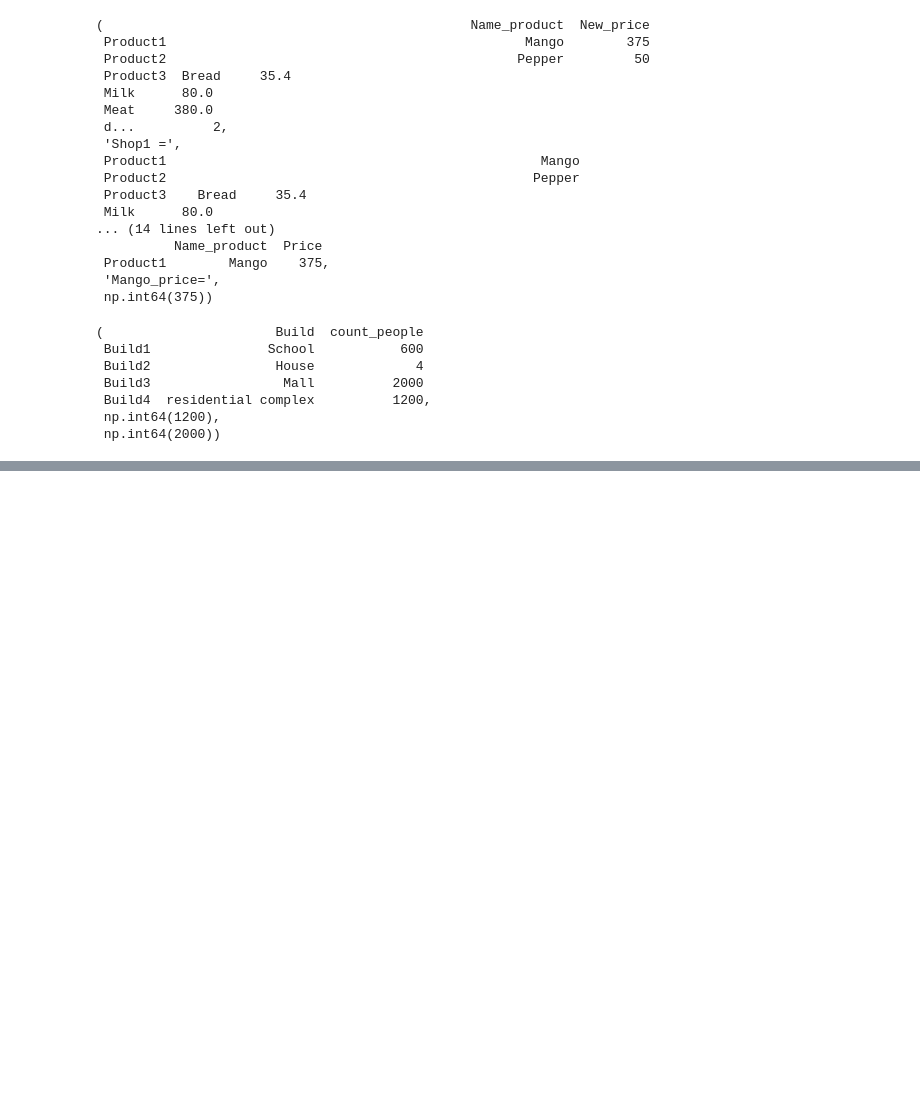
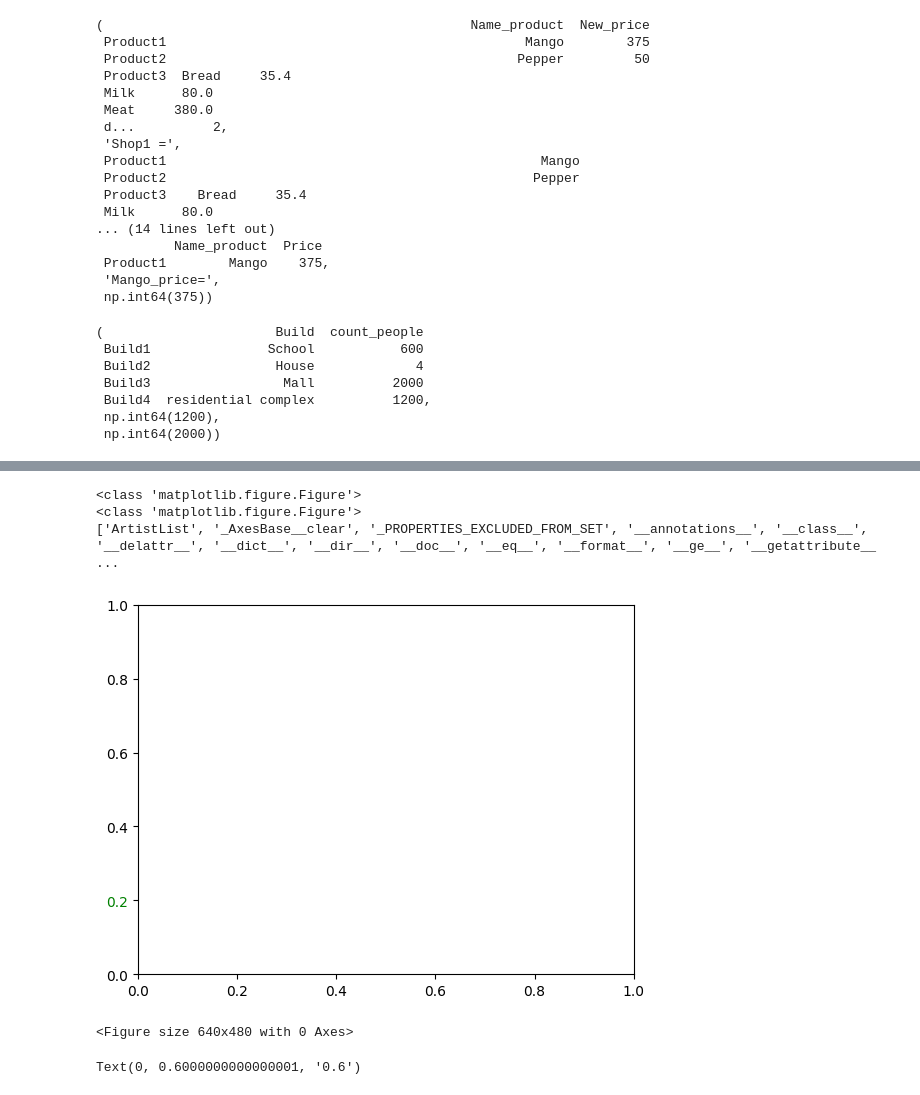
Before and after one commit to 12hennesy17/MLtask, a Jupyter notebook: homeworks/HW02/HW02.ipynb, the cells around one changed output, grey strips where cells are left out. Cells and saved outputs as stored; diff of their text form; code cells hidden in the pictures; blank space fills up the shorter version.

```diff
--- a/homeworks/HW02/HW02.ipynb
+++ b/homeworks/HW02/HW02.ipynb
@@ -76,0 +307,32 @@ array([[0.69646919, 0.28613933],
+# %%
+#figure() — создаёт общую область для графиков.
+#Axes — основной контейнер для отрисовки:!!!
+#График» — это визуальный результат (линии, точки, столбцы и т. п.), который вы видите внутри области Axes!!! (мы рисуем график нутри axes)
+#subplots() — сразу создаёт фигуру с сеткой осей, возвращая объекты для удобной настройки. Удобнее для сложных компоновок(современный и удобный подход)
+#возрващает две переменные fig (Figure) — объект фигуры (подложки), на которой размещаются графики
+#ax(es) (Axes или массив Axes) — объект(ы) осей, на которых строятся графики:
+#Метод dir() — встроенная функция Python, которая возвращает список имён атрибутов (свойств, методов, переменных) объекта
+#или текущего локального пространства имён.
+fig, _ = plt.subplots() # создадим полотно
+fg = plt.figure()
+print(type(fg))
+print(type(fig)) # что это за тип?
+print(dir(fig.axes[0])) # сколько у него разных свойств и методов.... у первой оси
+#yaxis - получаем объект Y для этого подграфика
+#get_major_ticks в Matplotlib возвращает список объектов‑тиков (делений) для основных (major) отметок на ОСИ (X или Y).
+#label1 — это атрибут объекта Tick (например, XTick или YTick) в Matplotlib, представляющий основную текстовую метку у деления (тика) на оси.
+fig.axes[0].yaxis.get_major_ticks()[1].label1.set_color('g')
+# %% [output]
+<class 'matplotlib.figure.Figure'>
+<class 'matplotlib.figure.Figure'>
+['ArtistList', '_AxesBase__clear', '_PROPERTIES_EXCLUDED_FROM_SET', '__annotations__', '__class__', '__delattr__', '__dict__', '__dir__', '__doc__', '__eq__', '__format__', '__ge__', '__getattribute__ ...
+[figure, added]
+<Figure size 640x480 with 0 Axes>
+# %%
+fig.axes[0].yaxis.get_major_ticks()[3].label1
+#Это не ошибка — просто точное значение позиции метки, рассчитанное библиотекой.
+#Объект Text содержит:
+#Первые два числа (0 и 0.60000000000001) — координаты (x, y) положения текста на графике.
+#Строка '0.6' — собственно текст метки (значение деления на оси).
+# %% [output]
+Text(0, 0.6000000000000001, '0.6')
```
Also changed, not shown: parts of 33 cells of this notebook, 3 other files.
